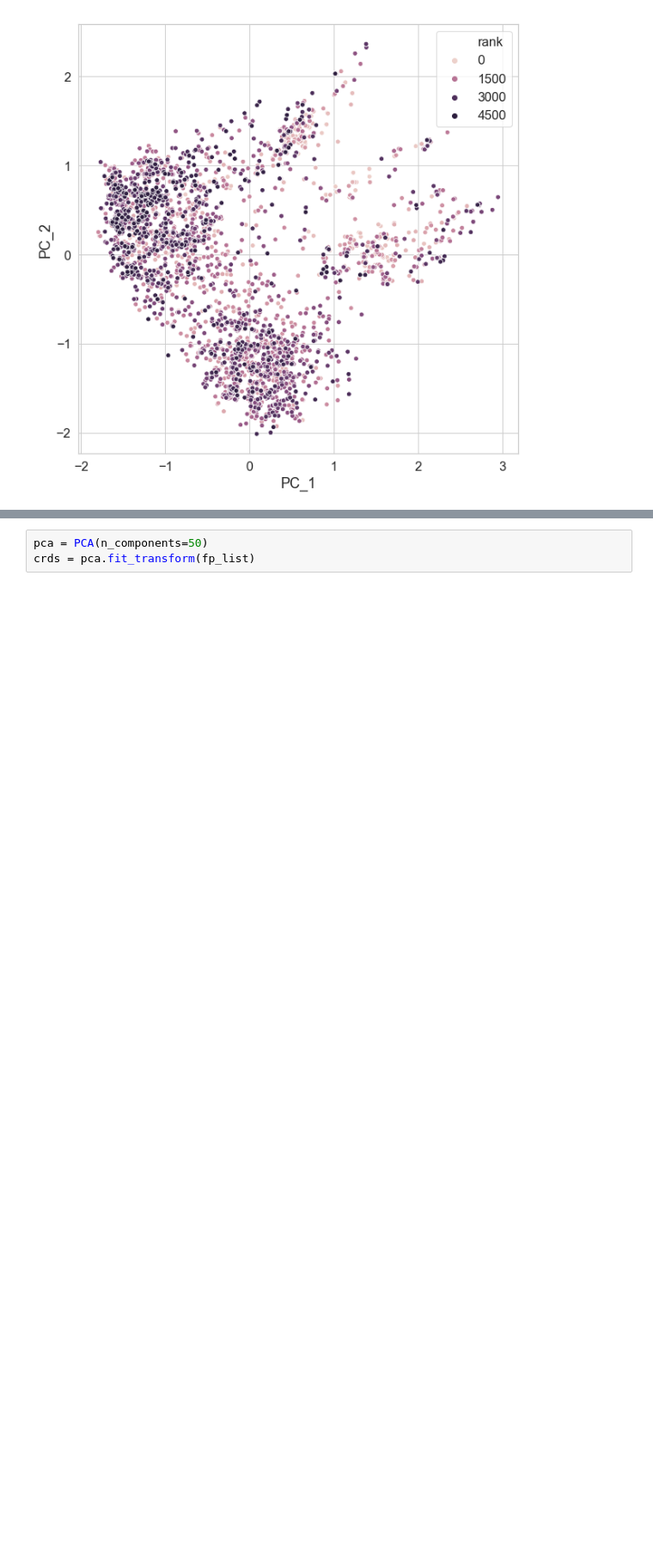
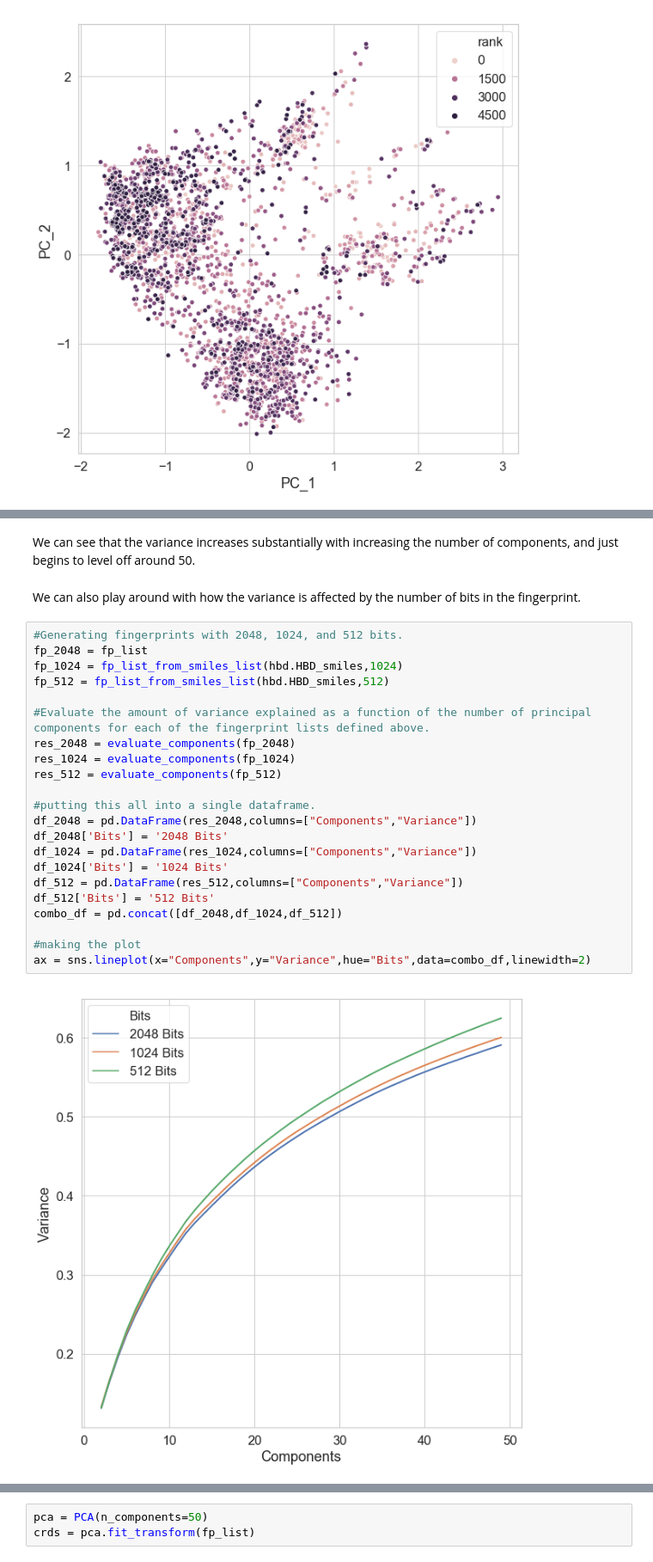
Before and after one commit to jrodguez/des-basis-set, a Jupyter notebook: scripts/rdkit/visualizing_design_space.ipynb, the cells around one changed output, grey strips where cells are left out. Shown at 86% size. Drawn from its saved outputs; the diff is of its cells as text; blank space fills up the shorter version.

```diff
--- a/scripts/rdkit/visualizing_design_space.ipynb
+++ b/scripts/rdkit/visualizing_design_space.ipynb
@@ -142,0 +154,28 @@ ax = sns.scatterplot(data=crds_df,x="PC_1",y="PC_2", hue="rank")
+# %% [markdown]
+We can see that the variance increases substantially with increasing the number of components, and just begins to level off around 50.
+# %% [markdown]
+We can also play around with how the variance is affected by the number of bits in the fingerprint.
+# %%
+#Generating fingerprints with 2048, 1024, and 512 bits.
+fp_2048 = fp_list
+fp_1024 = fp_list_from_smiles_list(hbd.HBD_smiles,1024)
+fp_512 = fp_list_from_smiles_list(hbd.HBD_smiles,512)
+
+#Evaluate the amount of variance explained as a function of the number of principal components for each of the fingerprint lists defined above.
+res_2048 = evaluate_components(fp_2048)
+res_1024 = evaluate_components(fp_1024)
+res_512 = evaluate_components(fp_512)
+
+#putting this all into a single dataframe.
+df_2048 = pd.DataFrame(res_2048,columns=["Components","Variance"])
+df_2048['Bits'] = '2048 Bits'
+df_1024 = pd.DataFrame(res_1024,columns=["Components","Variance"])
+df_1024['Bits'] = '1024 Bits'
+df_512 = pd.DataFrame(res_512,columns=["Components","Variance"])
+df_512['Bits'] = '512 Bits'
+combo_df = pd.concat([df_2048,df_1024,df_512])
+
+#making the plot
+ax = sns.lineplot(x="Components",y="Variance",hue="Bits",data=combo_df,linewidth=2)
+# %% [output]
+[figure, added]
```
Also changed, not shown: parts of 36 cells of this notebook, 2 other files.
